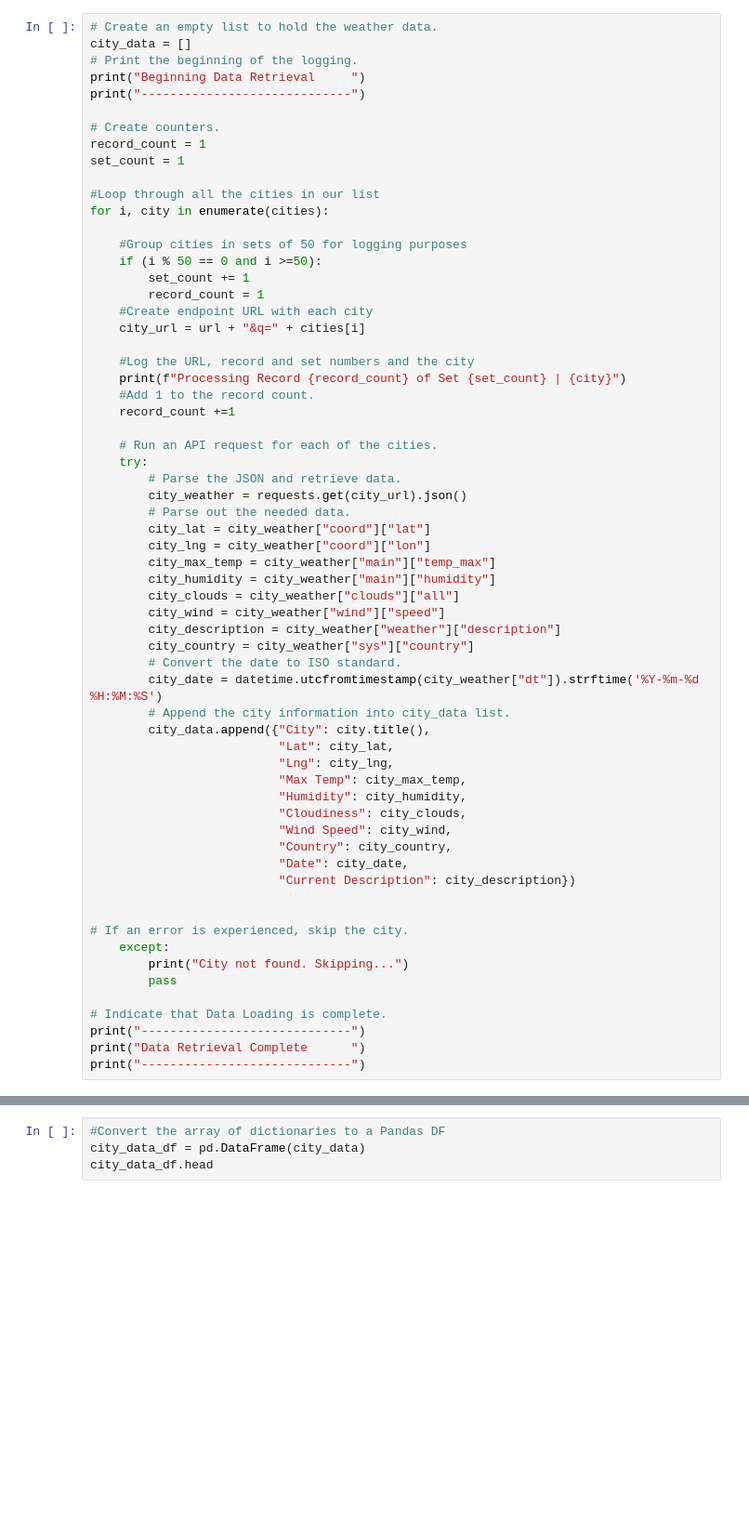
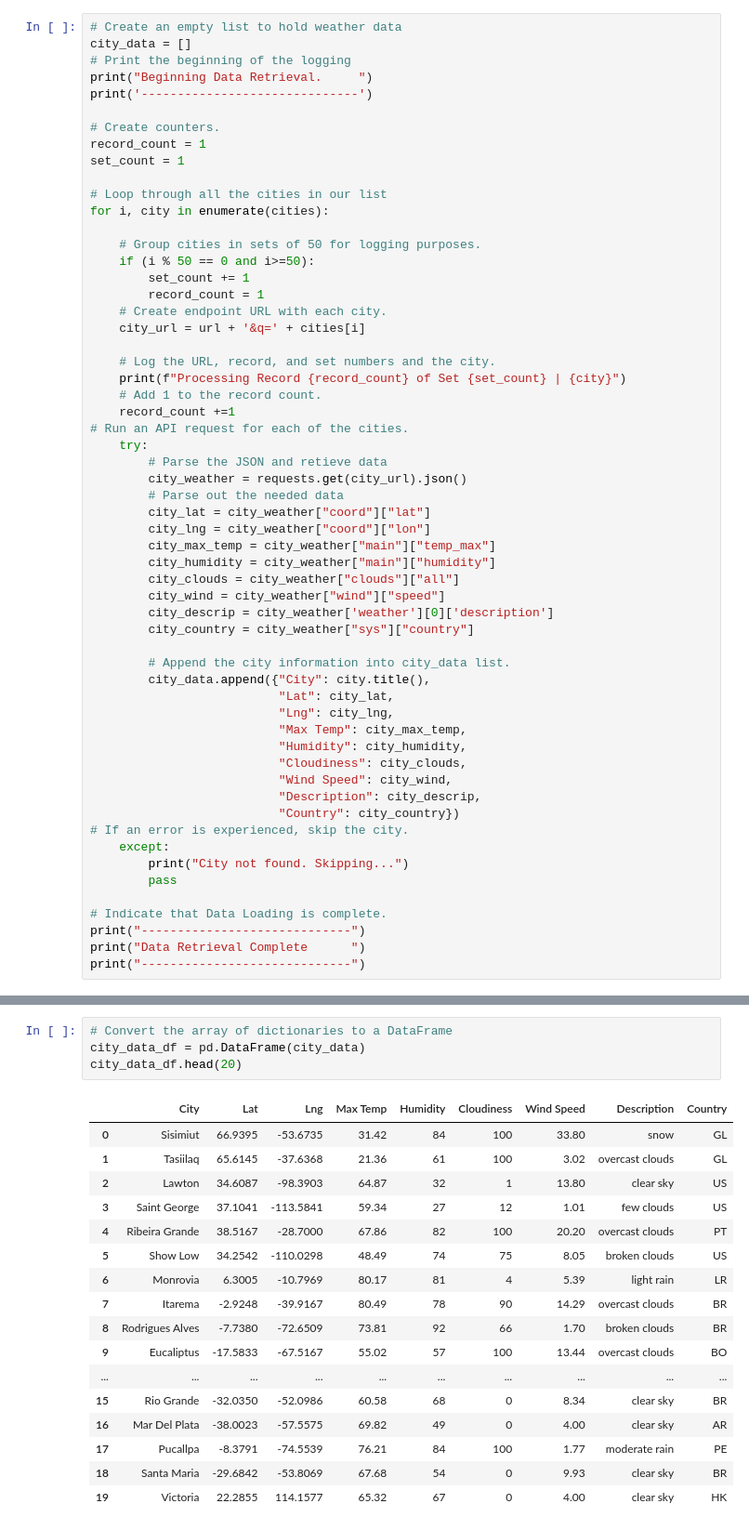
Before and after one commit to Benmyboy/World_Weather_Analysis, a Jupyter notebook: Weather_Database/Weather_Database.ipynb, the cells around one changed output, grey strips where cells are left out. Shown at 93% size. Saved outputs shown, nothing was run; the diff lists cells and outputs as text; blank space fills up the shorter version.

```diff
--- a/Weather_Database/Weather_Database.ipynb
+++ b/Weather_Database/Weather_Database.ipynb
@@ -63,44 +52,42 @@ http://api.openweathermap.org/data/2.5/weather?units=Imperial&APPID=48f8b56acf12
 # %%
-# Create an empty list to hold the weather data.
+# Create an empty list to hold weather data
 city_data = []
-# Print the beginning of the logging.
-print("Beginning Data Retrieval     ")
-print("-----------------------------")
+# Print the beginning of the logging
+print("Beginning Data Retrieval.     ")
+print('------------------------------')
 
 # Create counters.
 record_count = 1
 set_count = 1
 
-#Loop through all the cities in our list
+# Loop through all the cities in our list
 for i, city in enumerate(cities):
 
-    #Group cities in sets of 50 for logging purposes
-    if (i % 50 == 0 and i >=50):
+    # Group cities in sets of 50 for logging purposes.
+    if (i % 50 == 0 and i>=50):
         set_count += 1
         record_count = 1
-    #Create endpoint URL with each city
-    city_url = url + "&q=" + cities[i]
+    # Create endpoint URL with each city.
+    city_url = url + '&q=' + cities[i]
 
-    #Log the URL, record and set numbers and the city
+    # Log the URL, record, and set numbers and the city.
     print(f"Processing Record {record_count} of Set {set_count} | {city}")
-    #Add 1 to the record count.
+    # Add 1 to the record count.
     record_count +=1
-
-    # Run an API request for each of the cities.
+# Run an API request for each of the cities.
     try:
-        # Parse the JSON and retrieve data.
+        # Parse the JSON and retieve data
         city_weather = requests.get(city_url).json()
-        # Parse out the needed data.
+        # Parse out the needed data
         city_lat = city_weather["coord"]["lat"]
         city_lng = city_weather["coord"]["lon"]
         city_max_temp = city_weather["main"]["temp_max"]
         city_humidity = city_weather["main"]["humidity"]
         city_clouds = city_weather["clouds"]["all"]
         city_wind = city_weather["wind"]["speed"]
-        city_description = city_weather["weather"]["description"]
+        city_descrip = city_weather['weather'][0]['description']
         city_country = city_weather["sys"]["country"]
-        # Convert the date to ISO standard.
-        city_date = datetime.utcfromtimestamp(city_weather["dt"]).strftime('%Y-%m-%d %H:%M:%S')
+
         # Append the city information into city_data list.
         city_data.append({"City": city.title(),
                           "Lat": city_lat,
@@ -109,11 +96,8 @@ for i, city in enumerate(cities):
                           "Humidity": city_humidity,
                           "Cloudiness": city_clouds,
                           "Wind Speed": city_wind,
-                          "Country": city_country,
-                          "Date": city_date,
-                          "Current Description": city_description})
-
-
+                          "Description": city_descrip,
+                          "Country": city_country})
 # If an error is experienced, skip the city.
     except:
         print("City not found. Skipping...")
@@ -144,4 +132,22 @@ Processing Record 30 of Set 11 | buraydah
 # %%
-#Convert the array of dictionaries to a Pandas DF
+# Convert the array of dictionaries to a DataFrame
 city_data_df = pd.DataFrame(city_data)
-city_data_df.head
+city_data_df.head(20)
+# %% [output]
+|  | City | Lat | Lng | Max Temp | Humidity | Cloudiness | Wind Speed | Description | Country |
+| 0 | Sisimiut | 66.9395 | -53.6735 | 31.42 | 84 | 100 | 33.80 | snow | GL |
+| 1 | Tasiilaq | 65.6145 | -37.6368 | 21.36 | 61 | 100 | 3.02 | overcast clouds | GL |
+| 2 | Lawton | 34.6087 | -98.3903 | 64.87 | 32 | 1 | 13.80 | clear sky | US |
+| 3 | Saint George | 37.1041 | -113.5841 | 59.34 | 27 | 12 | 1.01 | few clouds | US |
+| 4 | Ribeira Grande | 38.5167 | -28.7000 | 67.86 | 82 | 100 | 20.20 | overcast clouds | PT |
+| 5 | Show Low | 34.2542 | -110.0298 | 48.49 | 74 | 75 | 8.05 | broken clouds | US |
+| 6 | Monrovia | 6.3005 | -10.7969 | 80.17 | 81 | 4 | 5.39 | light rain | LR |
+| 7 | Itarema | -2.9248 | -39.9167 | 80.49 | 78 | 90 | 14.29 | overcast clouds | BR |
+| 8 | Rodrigues Alves | -7.7380 | -72.6509 | 73.81 | 92 | 66 | 1.70 | broken clouds | BR |
+| 9 | Eucaliptus | -17.5833 | -67.5167 | 55.02 | 57 | 100 | 13.44 | overcast clouds | BO |
+| ... | ... | ... | ... | ... | ... | ... | ... | ... | ... |
+| 15 | Rio Grande | -32.0350 | -52.0986 | 60.58 | 68 | 0 | 8.34 | clear sky | BR |
+| 16 | Mar Del Plata | -38.0023 | -57.5575 | 69.82 | 49 | 0 | 4.00 | clear sky | AR |
+| 17 | Pucallpa | -8.3791 | -74.5539 | 76.21 | 84 | 100 | 1.77 | moderate rain | PE |
+| 18 | Santa Maria | -29.6842 | -53.8069 | 67.68 | 54 | 0 | 9.93 | clear sky | BR |
+| 19 | Victoria | 22.2855 | 114.1577 | 65.32 | 67 | 0 | 4.00 | clear sky | HK |
```
Also changed, not shown: parts of 11 cells of this notebook, 1 other file.
